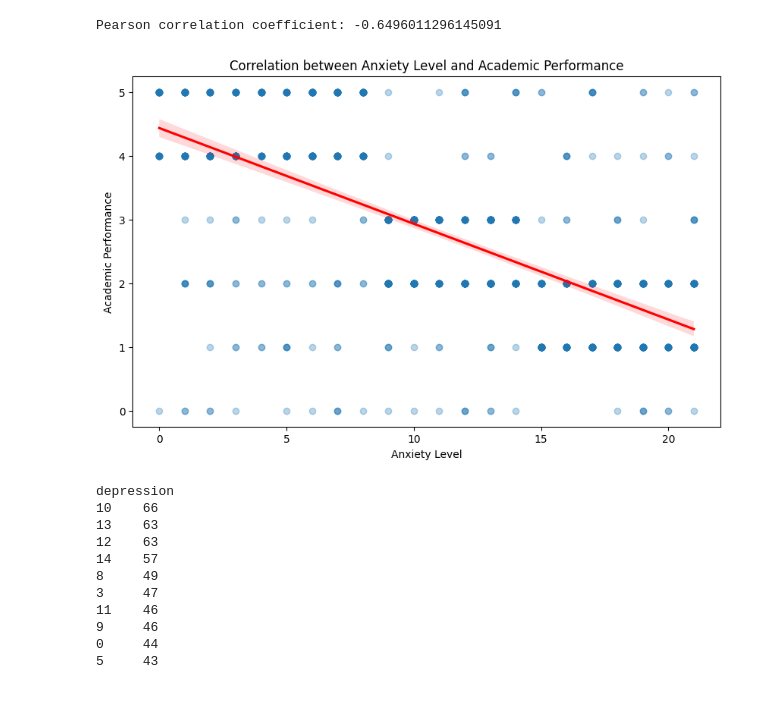
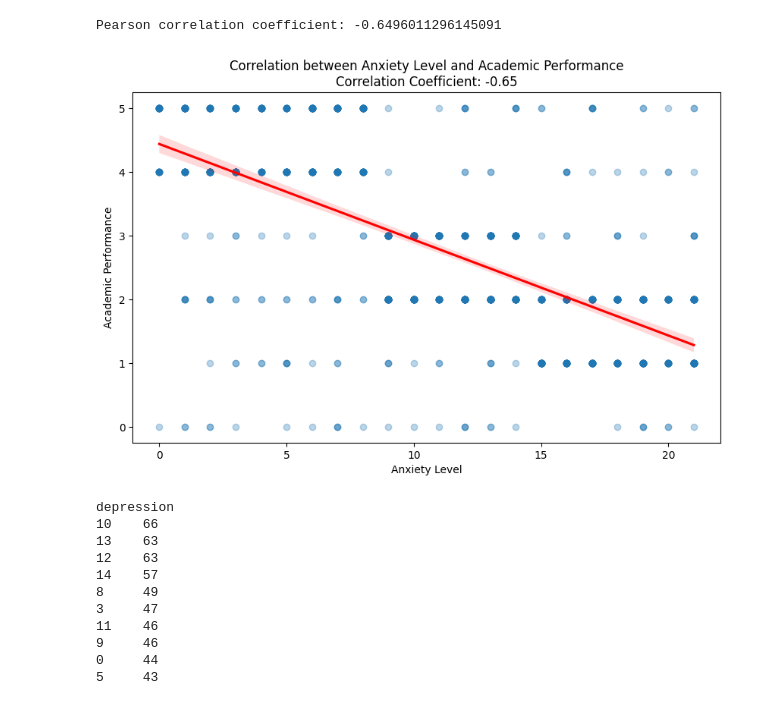
Before and after one commit to Vghxv/112-1-EDM, a Jupyter notebook: find.ipynb, the cells around one changed output. Saved outputs shown, nothing was run; the diff lists cells and outputs as text; code cells hidden in the pictures.

Commit message:
visualize

```diff
--- a/find.ipynb
+++ b/find.ipynb
@@ -405,19 +405,22 @@ print(f'Pearson correlation coefficient: {correlation}')
 # %% [output]
 Pearson correlation coefficient: -0.6496011296145091
 # %%
+# Calculate the correlation coefficient
+correlation_coefficient = data['anxiety_level'].corr(data['academic_performance'])
+
 # Create a scatter plot with regression line
 plt.figure(figsize=(10, 6))
-sns.regplot(x='anxiety_level', y='academic_performance', data=data, scatter_kws={'alpha':0.3}, line_kws={'color': 'red'})
+sns.regplot(x='anxiety_level', y='academic_performance', data=data, scatter_kws={'alpha': 0.3}, line_kws={'color': 'red'})
 
-# Adding labels and title
-plt.title('Correlation between Anxiety Level and Academic Performance')
+# Adding labels, title, and correlation coefficient
+plt.title(f'Correlation between Anxiety Level and Academic Performance\nCorrelation Coefficient: {correlation_coefficient:.2f}')
 plt.xlabel('Anxiety Level')
 plt.ylabel('Academic Performance')
 
 # Show the plot
 plt.show()
 # %% [output]
-[figure, old version]
+[figure, new version]
 # %%
 # data['sleep_quality'].value_counts()
 data['depression'].value_counts()
```
Also changed, not shown: parts of 9 cells of this notebook, 1 other file.
